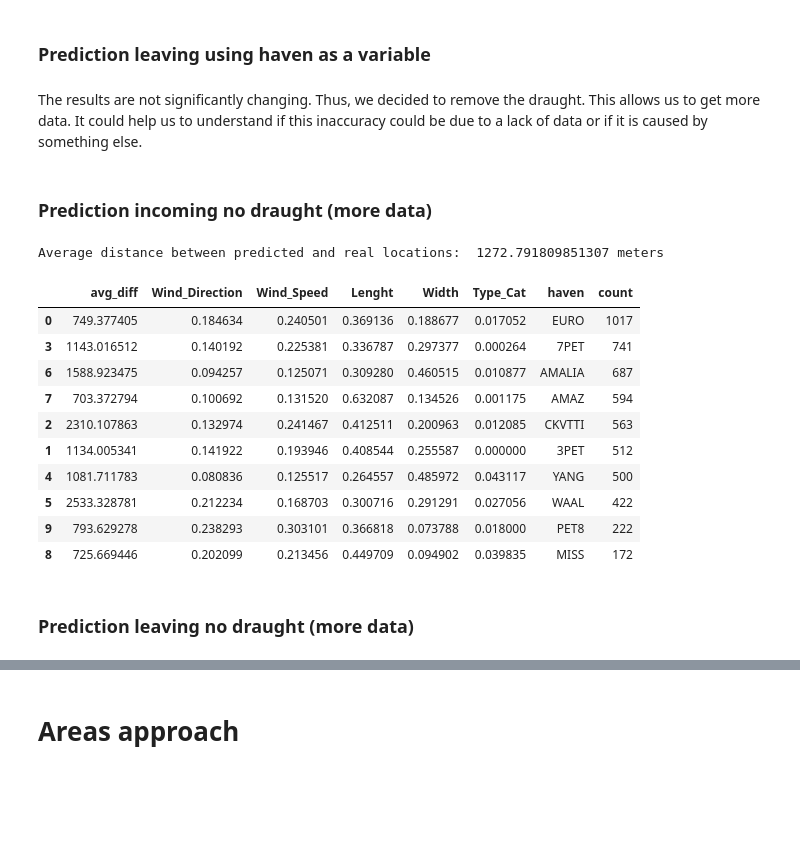
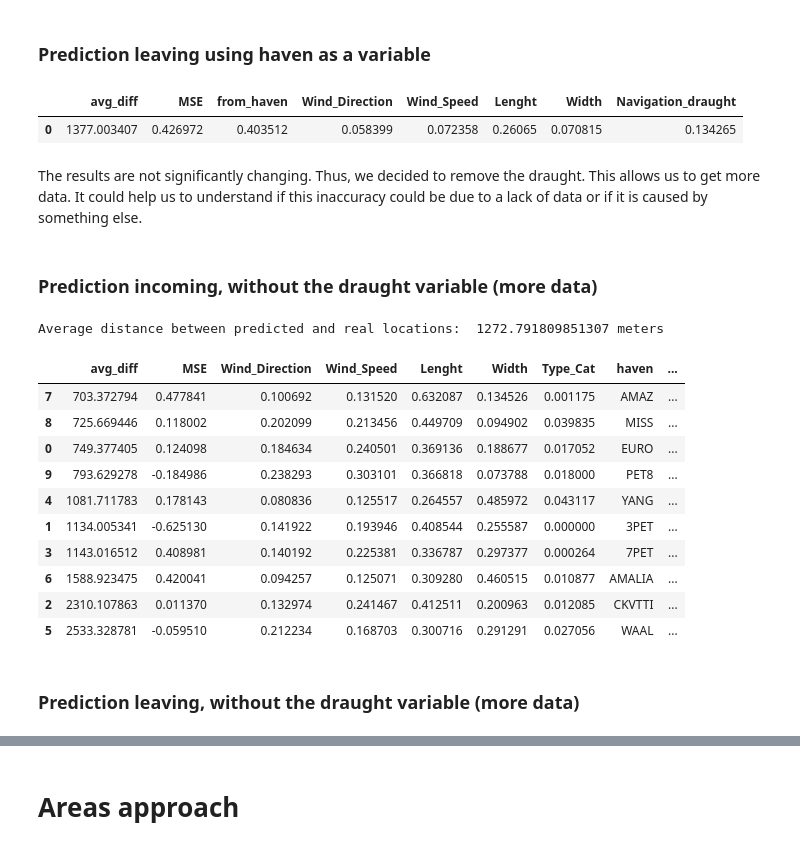
Before and after one commit to allanguzmanf/CIEM6302, a Jupyter notebook: Predictions.ipynb, the cells around one changed output, grey strips where cells are left out. Drawn from its saved outputs; the diff is of its cells as text; code cells hidden in the pictures; blank space fills up the shorter version.

```diff
--- a/Predictions.ipynb
+++ b/Predictions.ipynb
@@ -67,3 +70,5 @@ havens = list(incoming_weather_size_draught['to_haven'].unique())
+# %%
+trajectories_length = trajectories.drop(columns='geometry').set_index('haven')
 # %%
 incoming_weather_size.info()
 # %% [output]
@@ -212,5 +218,4 @@ Random Forest Regressor is an ensemble learning method based on the decision tre
 # %%
-# definition of the Random forest function that is going to be used many time in the following code
 def Random_forest(grouped_df, haven, grouped = 1):
     if grouped == 1:
         haven_df = grouped_df.loc[haven]
@@ -238,8 +243,8 @@ def Random_forest(grouped_df, haven, grouped = 1):
 
     average_diff = X_test['diff_dist'].mean()
     mse = r2_score(y_test, y_pred)
-    values = [average_diff]
-    columns = ['avg_diff']
+    values = [average_diff, mse]
+    columns = ['avg_diff', 'MSE']
 
     # You can also access feature importances
     feature_importances = rf_model.feature_importances_.tolist()
@@ -247,9 +252,14 @@ def Random_forest(grouped_df, haven, grouped = 1):
     values.extend(feature_importances)
 
     columns.extend(X.columns)
+
     if grouped == 1:
         values.extend([haven])
         columns.extend(['haven'])
+        columns.extend(['relative_distance_diff'])
+        values.extend([average_diff / trajectories_length.loc[haven]['total_lengths']])
+
+
 
 
     output = pd.DataFrame([values], columns=columns)
@@ -437,9 +447,34 @@ incoming_pred_forest
 # %% [markdown]
 ### Prediction leaving using haven as a variable
+# %%
+from sklearn.preprocessing import LabelEncoder
+
+label_encoder = LabelEncoder()
+
+leaving_trajectories = leaving_weather_size_draught[columns_leaving_trajectories]
+leaving_trajectories = leaving_trajectories.drop(columns = ['Type_Cat'])
+leaving_per_haven = pd.DataFrame(leaving_trajectories['from_haven'].value_counts())
+leaving_per_haven.reset_index(inplace=True)
+
+leaving_trajectories['from_haven'] = label_encoder.fit_transform(leaving_trajectories['from_haven'])
+# %%
+# Data frame to get an overview of the results and the feature importance
+leaving_pred_forest = []
+
+avg_diff, pred = Random_forest(leaving_trajectories, haven,0)
+leaving_pred_forest.append(avg_diff)
+
+# Overall Average distance between predicted and real locations
+#print("Average distance between predicted and real locations: ", sum(leaving_overall_avg)/len(leaving_overall_avg), "meters")
+leaving_pred_forest = pd.concat(leaving_pred_forest).reset_index(drop= True)
+leaving_pred_forest
+# %% [output]
+|  | avg_diff | MSE | from_haven | Wind_Direction | Wind_Speed | Lenght | Width | Navigation_draught |
+| 0 | 1377.003407 | 0.426972 | 0.403512 | 0.058399 | 0.072358 | 0.26065 | 0.070815 | 0.134265 |
 # %% [markdown]
 The results are not significantly changing. Thus, we decided to remove the draught. This allows us to get more data. It could help us to understand if this inaccuracy could be due to a lack of data or if it is caused by something else.
 # %% [markdown]
-### Prediction incoming no draught (more data)
+### Prediction incoming, without the draught variable (more data)
 # %%
 columns_incoming_trajectories_no_draught = columns_incoming_trajectories[:-1]
 incoming_trajectories = incoming_weather_size[columns_incoming_trajectories_no_draught]
@@ -450,31 +485,31 @@ incoming_trajectories = incoming_trajectories.groupby('to_haven').apply(lambda x
 # %%
 # Data frame to get an overview of the results and the feature importance
 incoming_pred_forest = []
 incoming_overall_avg = []
 for haven in havens:
     avg_diff, pred = Random_forest(incoming_trajectories, haven)
     incoming_overall_avg.extend(list(pred['diff_dist']))
     incoming_pred_forest.append(avg_diff)
 
 # Overall Average distance between predicted and real locations
 print("Average distance between predicted and real locations: ", sum(incoming_overall_avg)/len(incoming_overall_avg), "meters")
 incoming_pred_forest = pd.concat(incoming_pred_forest).reset_index(drop= True)
 
 incoming_pred_forest = incoming_pred_forest.merge(incoming_per_haven[['to_haven','count']], left_on='haven', right_on='to_haven').drop(columns='to_haven')
 
-incoming_pred_forest.sort_values(by = 'count', ascending = False)
+incoming_pred_forest.sort_values(by = 'avg_diff', ascending = True)
 # %% [output]
 Average distance between predicted and real locations:  1272.791809851307 meters
-|  | avg_diff | Wind_Direction | Wind_Speed | Lenght | Width | Type_Cat | haven | count |
-| 0 | 749.377405 | 0.184634 | 0.240501 | 0.369136 | 0.188677 | 0.017052 | EURO | 1017 |
-| 3 | 1143.016512 | 0.140192 | 0.225381 | 0.336787 | 0.297377 | 0.000264 | 7PET | 741 |
-| 6 | 1588.923475 | 0.094257 | 0.125071 | 0.309280 | 0.460515 | 0.010877 | AMALIA | 687 |
-| 7 | 703.372794 | 0.100692 | 0.131520 | 0.632087 | 0.134526 | 0.001175 | AMAZ | 594 |
-| 2 | 2310.107863 | 0.132974 | 0.241467 | 0.412511 | 0.200963 | 0.012085 | CKVTTI | 563 |
-| 1 | 1134.005341 | 0.141922 | 0.193946 | 0.408544 | 0.255587 | 0.000000 | 3PET | 512 |
-| 4 | 1081.711783 | 0.080836 | 0.125517 | 0.264557 | 0.485972 | 0.043117 | YANG | 500 |
-| 5 | 2533.328781 | 0.212234 | 0.168703 | 0.300716 | 0.291291 | 0.027056 | WAAL | 422 |
-| 9 | 793.629278 | 0.238293 | 0.303101 | 0.366818 | 0.073788 | 0.018000 | PET8 | 222 |
-| 8 | 725.669446 | 0.202099 | 0.213456 | 0.449709 | 0.094902 | 0.039835 | MISS | 172 |
+|  | avg_diff | MSE | Wind_Direction | Wind_Speed | Lenght | Width | Type_Cat | haven | ... |
+| 7 | 703.372794 | 0.477841 | 0.100692 | 0.131520 | 0.632087 | 0.134526 | 0.001175 | AMAZ | ... |
+| 8 | 725.669446 | 0.118002 | 0.202099 | 0.213456 | 0.449709 | 0.094902 | 0.039835 | MISS | ... |
+| 0 | 749.377405 | 0.124098 | 0.184634 | 0.240501 | 0.369136 | 0.188677 | 0.017052 | EURO | ... |
+| 9 | 793.629278 | -0.184986 | 0.238293 | 0.303101 | 0.366818 | 0.073788 | 0.018000 | PET8 | ... |
+| 4 | 1081.711783 | 0.178143 | 0.080836 | 0.125517 | 0.264557 | 0.485972 | 0.043117 | YANG | ... |
+| 1 | 1134.005341 | -0.625130 | 0.141922 | 0.193946 | 0.408544 | 0.255587 | 0.000000 | 3PET | ... |
+| 3 | 1143.016512 | 0.408981 | 0.140192 | 0.225381 | 0.336787 | 0.297377 | 0.000264 | 7PET | ... |
+| 6 | 1588.923475 | 0.420041 | 0.094257 | 0.125071 | 0.309280 | 0.460515 | 0.010877 | AMALIA | ... |
+| 2 | 2310.107863 | 0.011370 | 0.132974 | 0.241467 | 0.412511 | 0.200963 | 0.012085 | CKVTTI | ... |
+| 5 | 2533.328781 | -0.059510 | 0.212234 | 0.168703 | 0.300716 | 0.291291 | 0.027056 | WAAL | ... |
 # %% [markdown]
-### Prediction leaving no draught (more data)
+### Prediction leaving, without the draught variable (more data)
```
Also changed, not shown: parts of 31 cells of this notebook, 4 other files.
